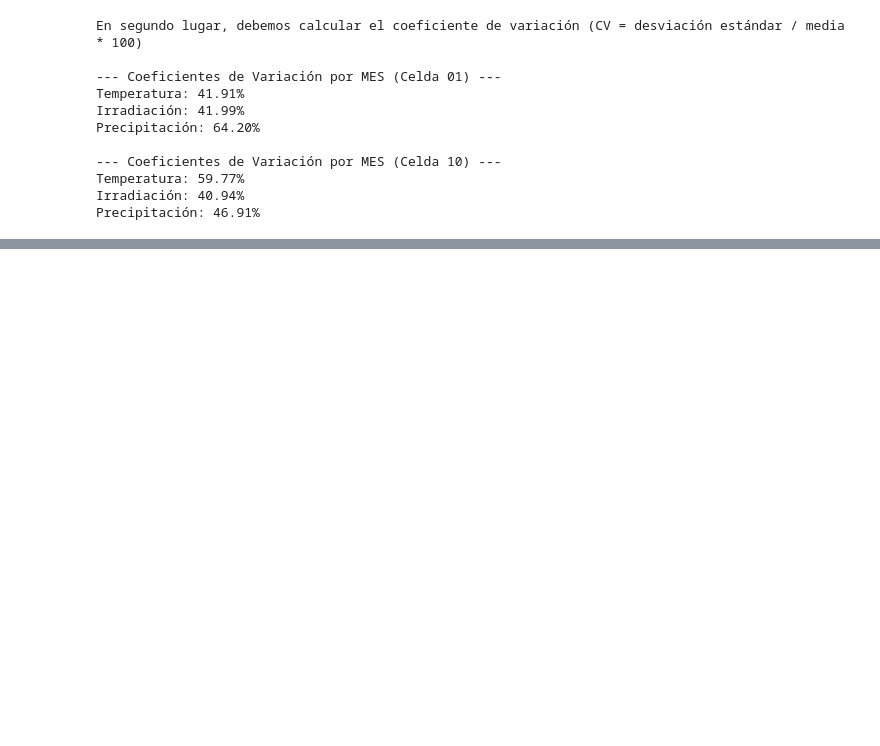
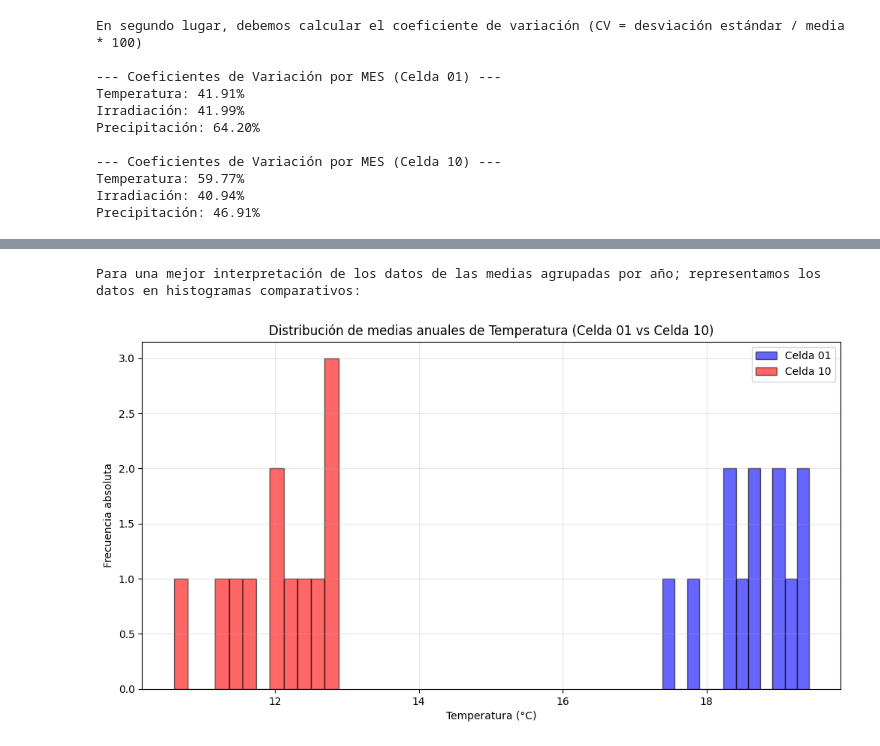
Before and after one commit to AlbertoRodvic/t1_estadistica_descriptiva, a Jupyter notebook: src/Apartado 1.ipynb, the cells around one changed output, grey strips where cells are left out. Cells and saved outputs as stored; diff of their text form; code cells hidden in the pictures; blank space fills up the shorter version.

```diff
--- a/src/Apartado 1.ipynb
+++ b/src/Apartado 1.ipynb
@@ -687,0 +706,23 @@ El cálculo de las distintas medias según el mes y sus respectivos coeficientes
+# %%
+print("En primer lugar, debemos agrupar por año y calcular medias anuales.")
+
+# TEMPERATURA
+temp_medias_anual_01 = df_orig_temp.groupby('ANNO')['TEMP_CELDA01'].mean()
+temp_medias_anual_10 = df_orig_temp.groupby('ANNO')['TEMP_CELDA10'].mean()
+
+# IRRADIACIÓN
+irrad_medias_anual_01 = df_orig_irrad.groupby('ANNO')['IRRAD_CELDA01'].mean()
+irrad_medias_anual_10 = df_orig_irrad.groupby('ANNO')['IRRAD_CELDA10'].mean()
+
+# PRECIPITACIÓN
+precip_medias_anual_01 = df_orig_precip.groupby('ANNO')['PRECIP_CELDA01'].mean()
+precip_medias_anual_10 = df_orig_precip.groupby('ANNO')['PRECIP_CELDA10'].mean()
+
+# Mostrar las medias anuales
+print("Medias anuales de Temperatura (Celda 01):")
+print(temp_medias_anual_01)
+
+print("\nMedias anuales de Irradiación (Celda 01):")
+print(irrad_medias_anual_01)
+print("\nMedias anuales de Precipitación (Celda 01):")
+print(precip_medias_anual_01)
@@ -687,0 +747,19 @@ El cálculo de las distintas medias según el mes y sus respectivos coeficientes
+# %%
+print(f"Para una mejor interpretación de los datos de las medias agrupadas por año; representamos los datos en histogramas comparativos:")
+# %% [output]
+Para una mejor interpretación de los datos de las medias agrupadas por año; representamos los datos en histogramas comparativos:
+# %%
+# Histograma comparativo de Temperatura (Celda 01 y 10)
+fig = plt.figure(figsize=(12, 6))
+
+plt.hist(temp_medias_anual_01, bins=12, alpha=0.6, label='Celda 01', color='blue', edgecolor='black')
+plt.hist(temp_medias_anual_10, bins=12, alpha=0.6, label='Celda 10', color='red', edgecolor='black')
+
+plt.title('Distribución de medias anuales de Temperatura (Celda 01 vs Celda 10)')
+plt.xlabel('Temperatura (°C)')
+plt.ylabel('Frecuencia absoluta')
+plt.legend()
+plt.grid(True, alpha=0.3)
+plt.show()
+# %% [output]
+[figure, added]
```
Also changed, not shown: parts of 10 cells of this notebook.
